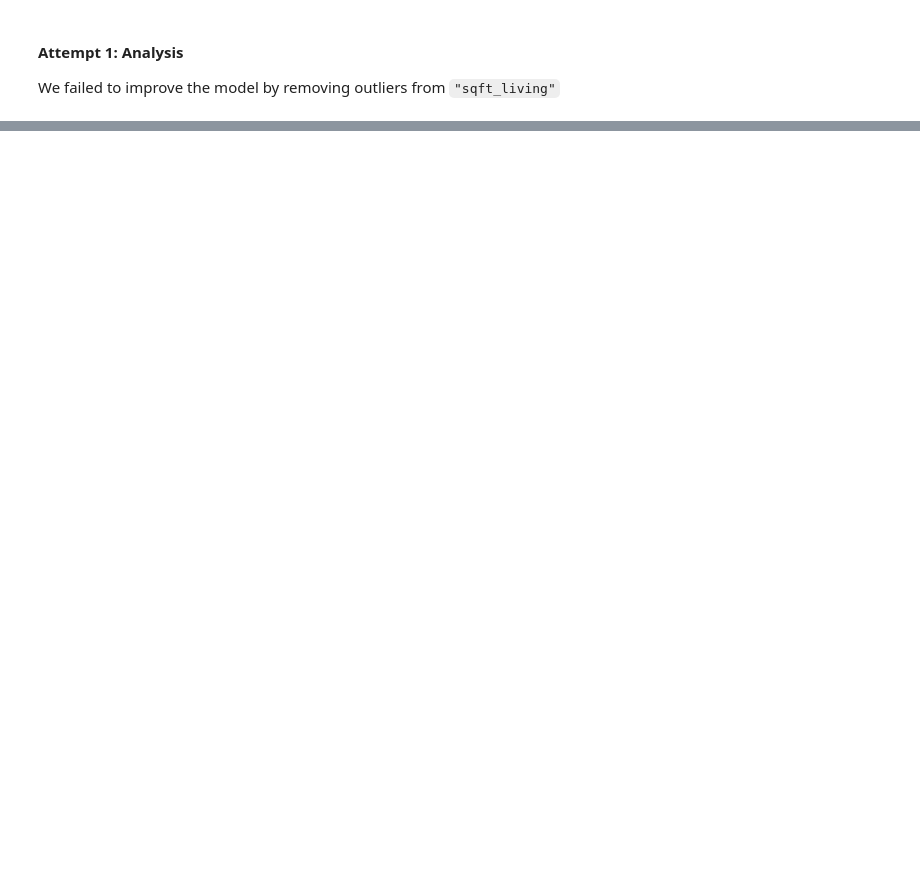
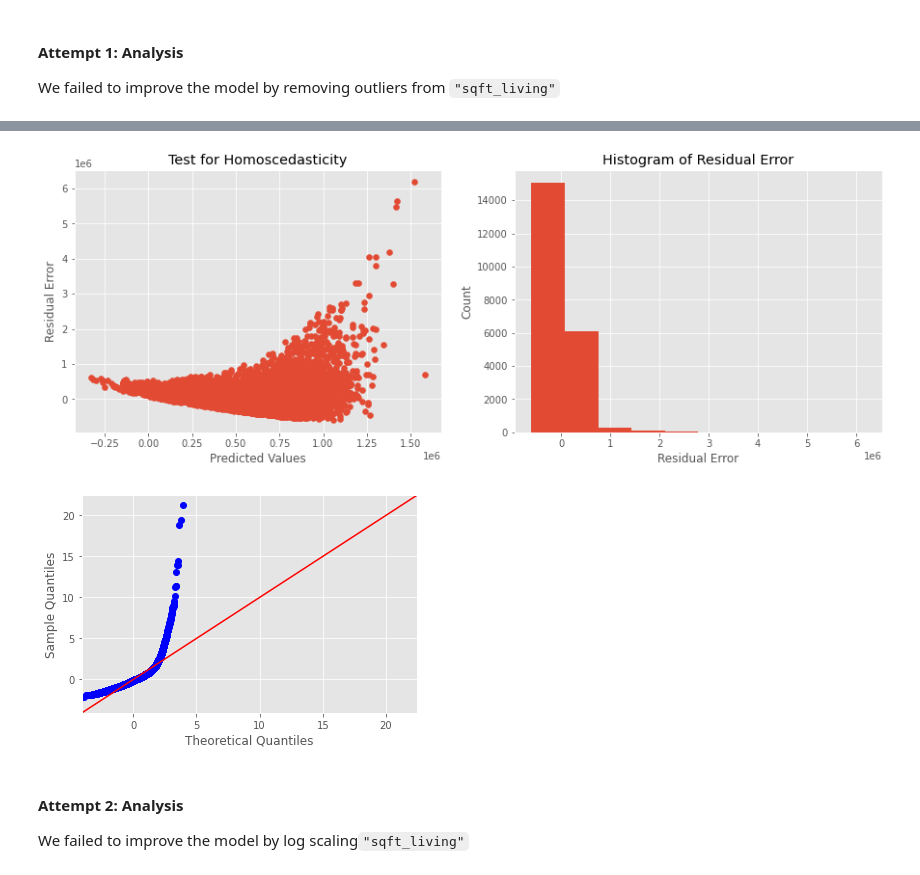
Before and after one commit to ondugba/Housing_Price_Predictor, a Jupyter notebook: Alex.ipynb, the cells around one changed output, grey strips where cells are left out. Drawn from its saved outputs; the diff is of its cells as text; code cells hidden in the pictures; blank space fills up the shorter version.

```diff
--- a/Alex.ipynb
+++ b/Alex.ipynb
@@ -384,0 +386,5 @@ ax2.set_title("Log Scale: sqft_living");
+# %%
+#Create new DF with sqft_living_log replacing the values in sqft_living
+df_sqft_living_logged = df
+df_sqft_living_logged['sqft_living'] = np.log(df['sqft_living'])
+df_sqft_living_logged['sqft_living']
@@ -384,0 +404,5 @@ ax2.set_title("Log Scale: sqft_living");
+# %%
+#Re-run the model with logged sqft_living
+refined_model_2 = ols('price ~ sqft_living',df_sqft_living_logged).fit()
+refined_model_2_summary = refined_model_2.summary()
+refined_model_2_summary
@@ -384,0 +429,23 @@ ax2.set_title("Log Scale: sqft_living");
+# %%
+refined_model_2_resid = refined_model_2.resid
+
+fig, ax = plt.subplots(1,2,figsize=(15, 5))
+ax[0].scatter(x=refined_model_2.fittedvalues,y=refined_model_2_resid)
+ax[0].set_xlabel("Predicted Values")
+ax[0].set_ylabel("Residual Error")
+ax[0].set_title(label="Test for Homoscedasticity")
+
+
+ax[1].hist(refined_model_2_resid)
+ax[1].set_xlabel("Residual Error")
+ax[1].set_ylabel("Count")
+ax[1].set_title(label="Histogram of Residual Error");
+
+plt.style.use('ggplot')
+fig = sm.graphics.qqplot(refined_model_2_resid, dist=stats.norm, line='45', fit=True)
+# %% [output]
+[figure, added]
+[figure, added]
+# %% [markdown]
+#### Attempt 2: Analysis
+We failed to improve the model by log scaling`"sqft_living"`
```
Also changed, not shown: parts of 8 cells of this notebook.
